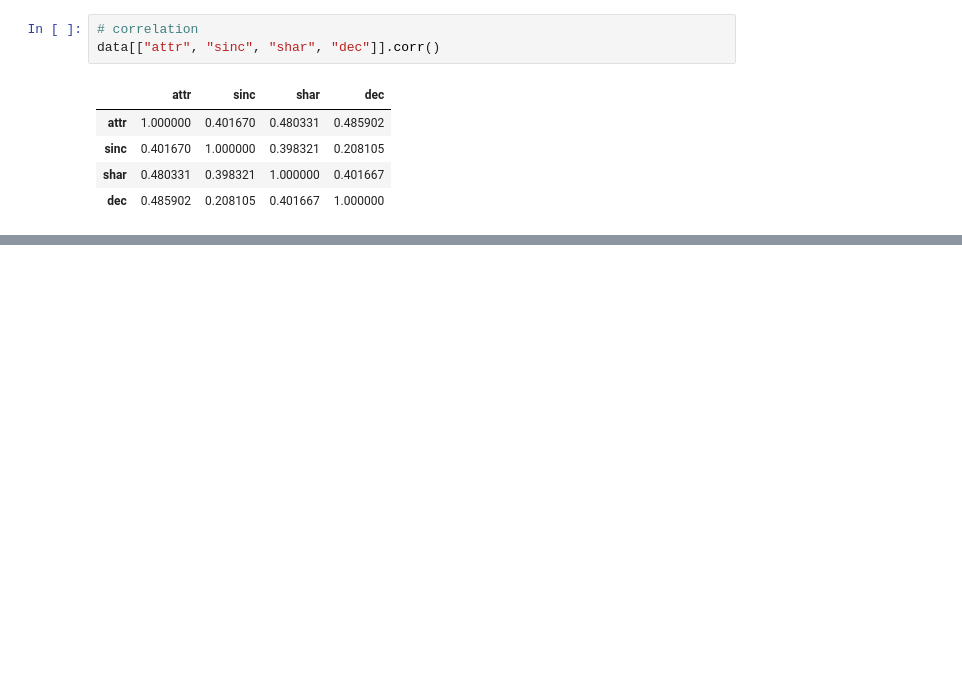
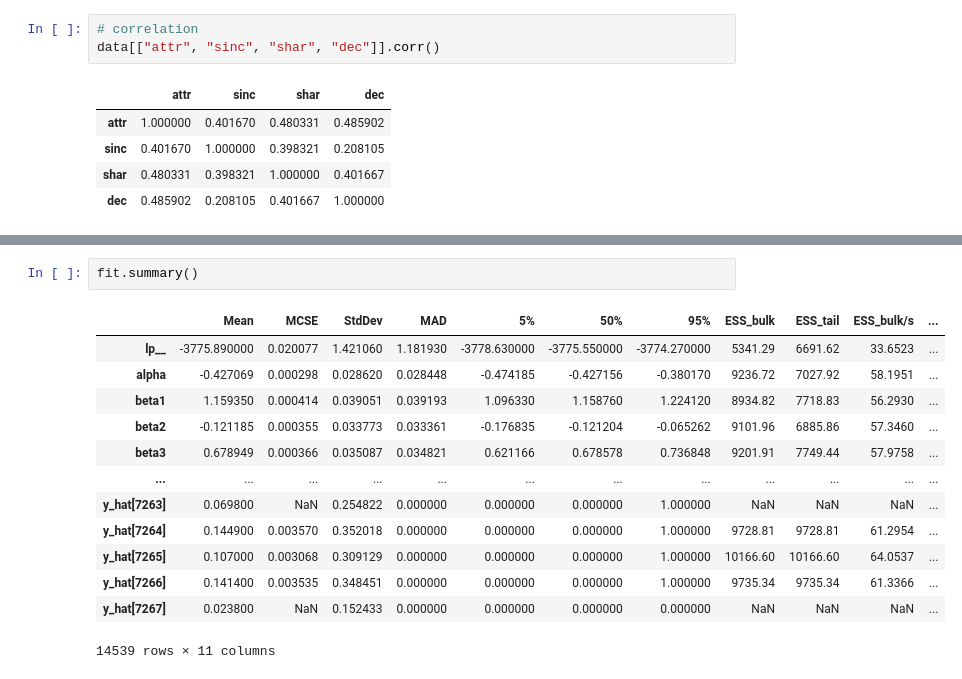
Before and after one commit to amahammad132/COGS4210, a Jupyter notebook: HW4/problem3.ipynb, the cells around one changed output, grey strips where cells are left out. Cells and saved outputs as stored; diff of their text form; blank space fills up the shorter version.

Commit message:
fit summary added to problem 3

```diff
--- a/HW4/problem3.ipynb
+++ b/HW4/problem3.ipynb
@@ -88,3 +88,19 @@ fit = model.sample(data=data_dict, chains=4, iter_sampling=2500, iter_warmup=100
+# %%
+fit.summary()
+# %% [output]
+|  | Mean | MCSE | StdDev | MAD | 5% | 50% | 95% | ESS_bulk | ESS_tail | ESS_bulk/s | ... |
+| lp__ | -3775.890000 | 0.020077 | 1.421060 | 1.181930 | -3778.630000 | -3775.550000 | -3774.270000 | 5341.29 | 6691.62 | 33.6523 | ... |
+| alpha | -0.427069 | 0.000298 | 0.028620 | 0.028448 | -0.474185 | -0.427156 | -0.380170 | 9236.72 | 7027.92 | 58.1951 | ... |
+| beta1 | 1.159350 | 0.000414 | 0.039051 | 0.039193 | 1.096330 | 1.158760 | 1.224120 | 8934.82 | 7718.83 | 56.2930 | ... |
+| beta2 | -0.121185 | 0.000355 | 0.033773 | 0.033361 | -0.176835 | -0.121204 | -0.065262 | 9101.96 | 6885.86 | 57.3460 | ... |
+| beta3 | 0.678949 | 0.000366 | 0.035087 | 0.034821 | 0.621166 | 0.678578 | 0.736848 | 9201.91 | 7749.44 | 57.9758 | ... |
+| ... | ... | ... | ... | ... | ... | ... | ... | ... | ... | ... | ... |
+| y_hat[7263] | 0.069800 | NaN | 0.254822 | 0.000000 | 0.000000 | 0.000000 | 1.000000 | NaN | NaN | NaN | ... |
+| y_hat[7264] | 0.144900 | 0.003570 | 0.352018 | 0.000000 | 0.000000 | 0.000000 | 1.000000 | 9728.81 | 9728.81 | 61.2954 | ... |
+| y_hat[7265] | 0.107000 | 0.003068 | 0.309129 | 0.000000 | 0.000000 | 0.000000 | 1.000000 | 10166.60 | 10166.60 | 64.0537 | ... |
+| y_hat[7266] | 0.141400 | 0.003535 | 0.348451 | 0.000000 | 0.000000 | 0.000000 | 1.000000 | 9735.34 | 9735.34 | 61.3366 | ... |
+| y_hat[7267] | 0.023800 | NaN | 0.152433 | 0.000000 | 0.000000 | 0.000000 | 0.000000 | NaN | NaN | NaN | ... |
+14539 rows × 11 columns
 # %%
 _ = az.plot_trace(fit, var_names=['alpha', 'beta1', 'beta2', 'beta3'])
 plt.tight_layout()
```
Also changed, not shown: parts of 8 cells of this notebook, 1 other file.
